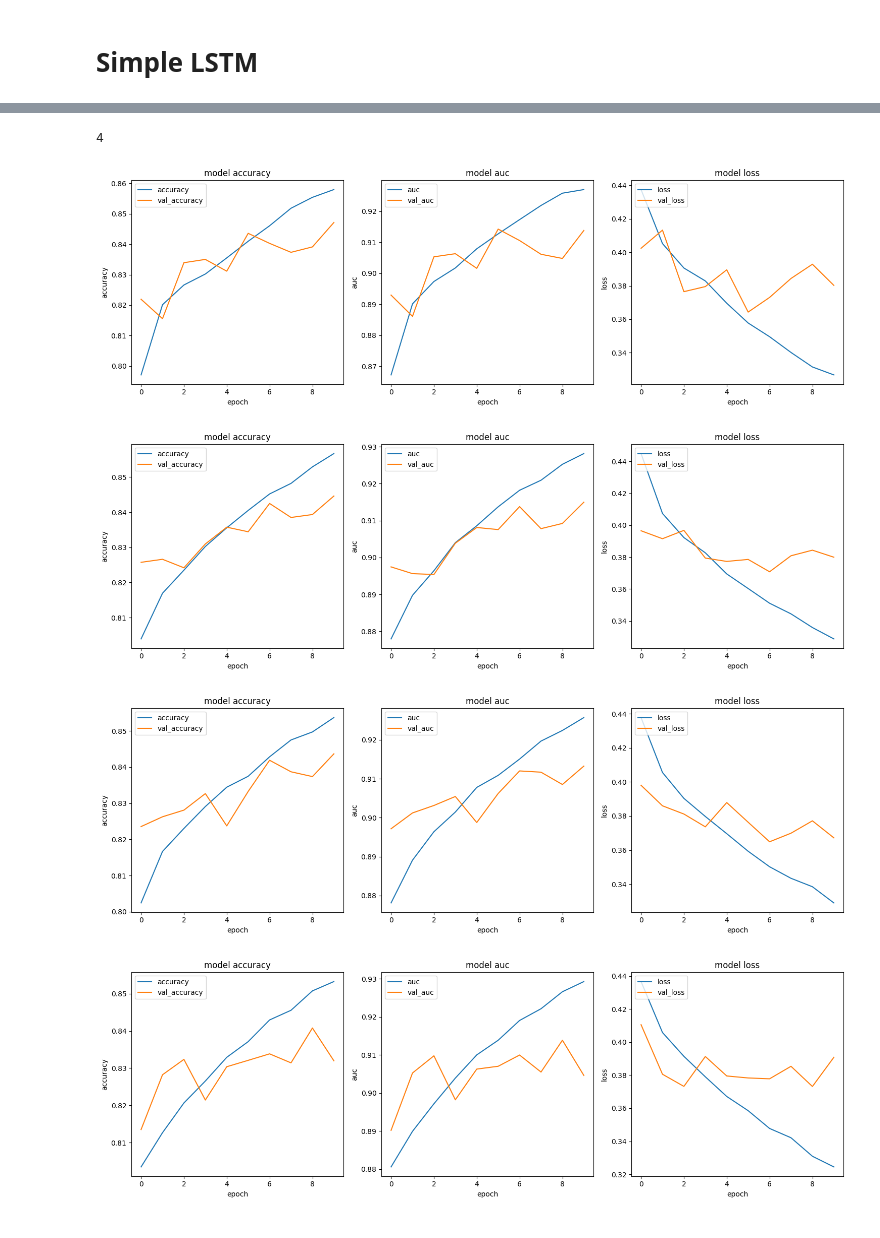
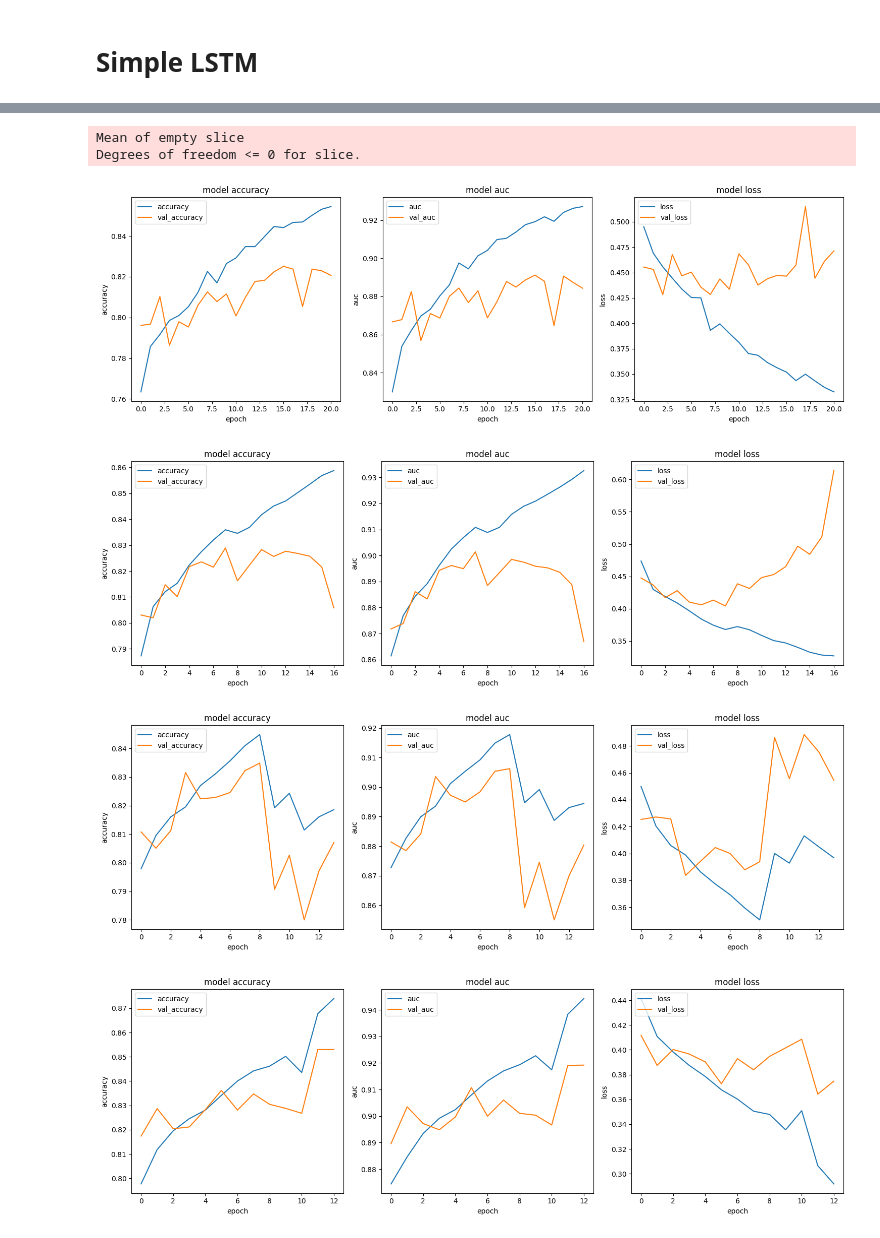
Before and after one commit to 23233408/CAPSTONE, a Jupyter notebook: Kha Huynh/FineTune_modelStructure.ipynb, the cells around one changed output, grey strips where cells are left out. Drawn from its saved outputs; the diff is of its cells as text; code cells hidden in the pictures.

```diff
--- a/Kha Huynh/FineTune_modelStructure.ipynb
+++ b/Kha Huynh/FineTune_modelStructure.ipynb
@@ -220,8 +220,7 @@ models.append(model)
 # %%
 from sklearn.model_selection import StratifiedKFold
 k = 5
-fold_size = x_train.shape[0] // k
-num_epochs = 10
+num_epochs = 40
 
 skf = StratifiedKFold(n_splits=k, shuffle=True, random_state=42)
 for i, model in enumerate(models):
@@ -229,10 +228,10 @@ for i, model in enumerate(models):
 
   checkpointer = ModelCheckpoint(filepath = f'weights_best_struct_{i}.hdf5', save_best_only = True, monitor='val_accuracy', mode='max')
   early_stop = keras.callbacks.EarlyStopping(monitor = 'val_accuracy', mode = 'max', patience=5, restore_best_weights=True)
-  callbacks_list = [lr_scheduler, checkpointer]
+  callbacks_list = [lr_scheduler, early_stop, checkpointer]
   model.summary()
   model.compile(optimizer=keras.optimizers.Adam(learning_rate=init_lr), loss='binary_crossentropy', metrics = METRICS)
-  acc, val_acc, auc, val_auc, loss, val_loss= [], [], [], [], [], []
+
   # Loop through the k folds
   for j, (train_index, val_index) in enumerate(skf.split(x_train, y_train.argmax(1))):
     print(f'---------------------Start K={j}-------------------------------')
@@ -248,19 +247,7 @@ for i, model in enumerate(models):
               epochs=num_epochs, batch_size=64, verbose=1,
               validation_data=(x_val_kf, y_val_kf),
               callbacks=callbacks_list)
-    acc.append(m.history['accuracy'])
-    val_acc.append(m.history['val_accuracy'])
-    auc.append(m.history['auc'])
-    val_auc.append(m.history['val_auc'])
-    loss.append(m.history['loss'])
-    val_loss.append(m.history['val_loss'])
-  mean_acc = [sum(values) / len(values) for values in zip(*acc)]
-  mean_val_acc = [sum(values) / len(values) for values in zip(*val_acc)]
-  mean_auc = [sum(values) / len(values) for values in zip(*auc)]
-  mean_val_auc = [sum(values) / len(values) for values in zip(*val_auc)]
-  mean_loss = [sum(values) / len(values) for values in zip(*loss)]
-  mean_val_loss = [sum(values) / len(values) for values in zip(*val_loss)]
-  m_hist.append([mean_acc, mean_val_acc, mean_auc, mean_val_auc, mean_loss, mean_val_loss])
+    m_hist.append(m)
 # %% [output]
 ----------------Start model 0---------------------
 Model: "sequential"
@@ -375,44 +366,48 @@ Epoch 2/10
 You are saving your model as an HDF5 file via `model.save()`. This file format is considered legacy. We recommend using instead the native Keras format, e.g. `model.save('my_model.keras')`.
 ... (29 outputs left out)
-# %%
-len(m_hist)
-# %% [output]
-4
+# %%
+reload(me)
+
+chart_types = ['accuracy', 'val_accuracy', 'auc', 'val_auc', 'loss', 'val_loss']
+mean_history = me.cal_model_mean(m_hist, k, chart_types)
+# %% [output]
+Mean of empty slice
+Degrees of freedom <= 0 for slice.
 # %%
 import matplotlib.pyplot as plt
 
-for i, _ in enumerate(m_hist):
+for i, _ in enumerate(mean_history):
   # Create a figure with two subplots side by side
   fig, (plt1, plt2, plt3) = plt.subplots(1, 3, figsize=(15, 5))
 
   # plt.plot(m.history['loss'])
-  plt1.plot(m_hist[i][0])
-  plt1.plot(m_hist[i][1])
+  plt1.plot(mean_history[i][0])
+  plt1.plot(mean_history[i][1])
   plt1.set_title('model accuracy')
   plt1.set_ylabel('accuracy')
   plt1.set_xlabel('epoch')
   plt1.legend(['accuracy', 'val_accuracy'], loc='upper left')
 
   # plt.plot(m.history['loss'])
-  plt2.plot(m_hist[i][2])
-  plt2.plot(m_hist[i][3])
+  plt2.plot(mean_history[i][2])
+  plt2.plot(mean_history[i][3])
   plt2.set_title('model auc')
   plt2.set_ylabel('auc')
   plt2.set_xlabel('epoch')
   plt2.legend(['auc', 'val_auc'], loc='upper left')
 
   # plt.plot(m.history['loss'])
-  plt3.plot(m_hist[i][4])
-  plt3.plot(m_hist[i][5])
+  plt3.plot(mean_history[i][4])
+  plt3.plot(mean_history[i][5])
   plt3.set_title('model loss')
   plt3.set_ylabel('loss')
   plt3.set_xlabel('epoch')
   plt3.legend(['loss', 'val_loss'], loc='upper left')
 
   plt.tight_layout()
   plt.show()
 # %% [output]
-[figure, old version]
+[figure, new version]
-[figure, old version]
+[figure, new version]
-[figure, old version]
+[figure, new version]
-[figure, old version]
+[figure, new version]
```
Also changed, not shown: parts of 4 cells of this notebook.
